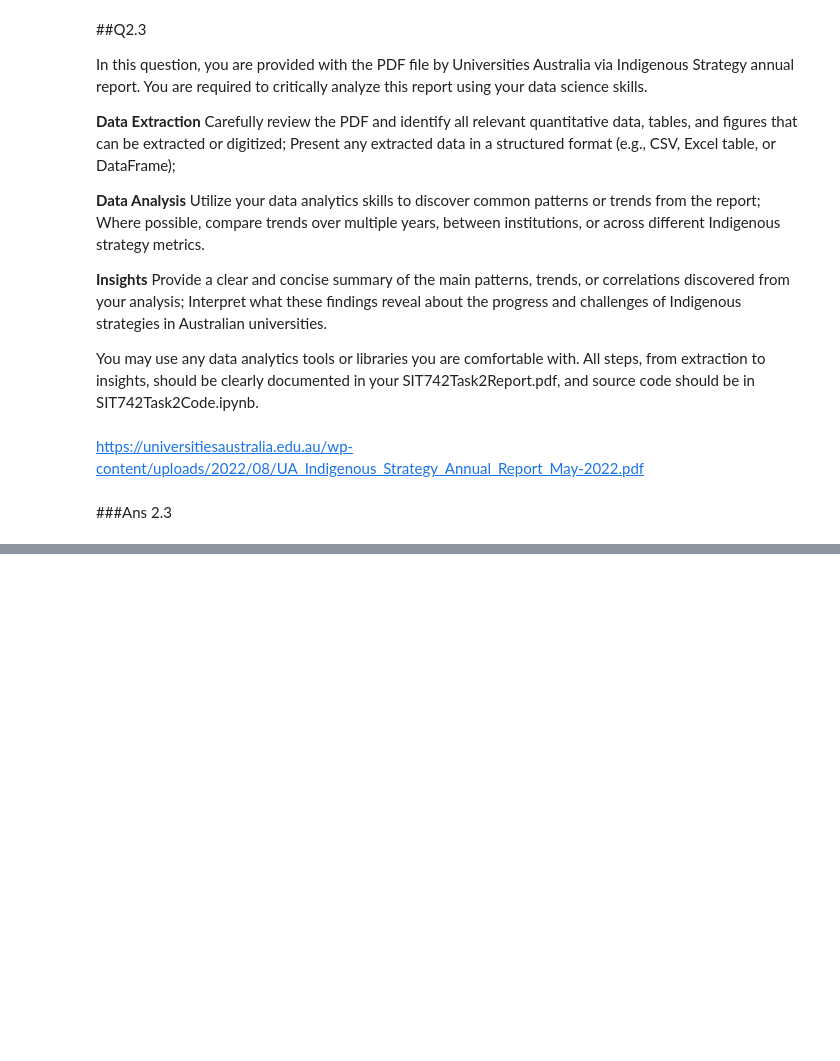
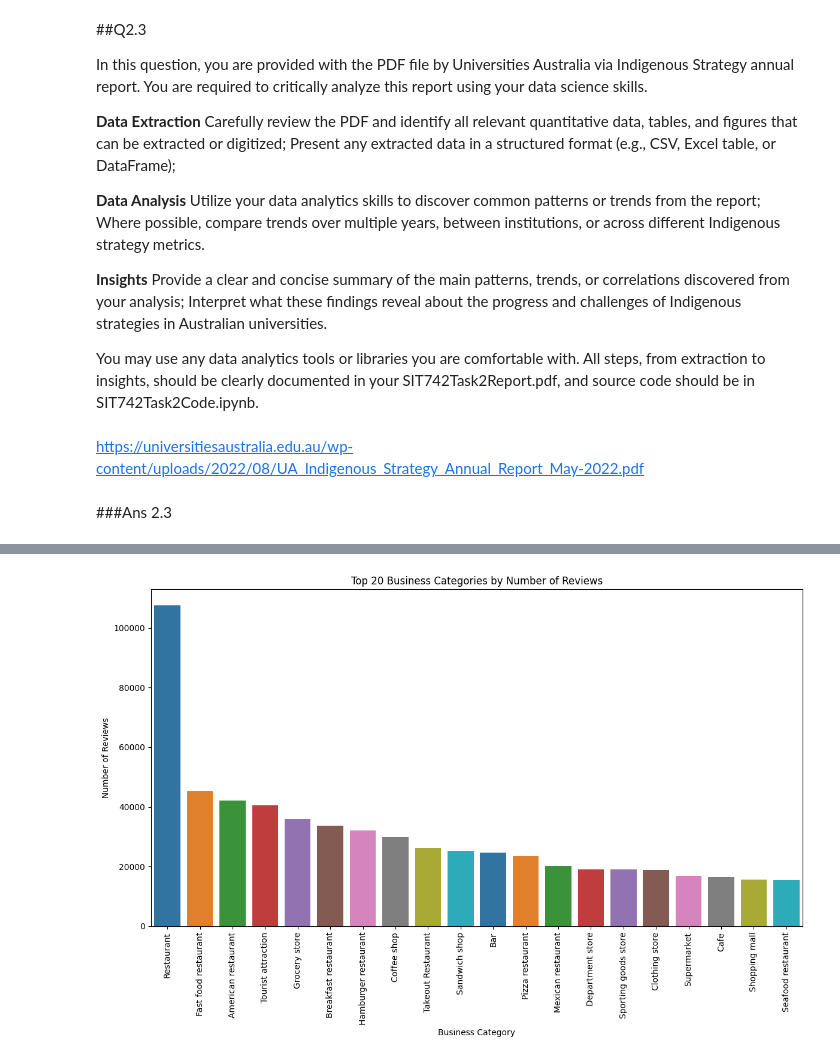
Before and after one commit to makhthum/MDS_Deakin_SIG742, a Jupyter notebook: sit742task2.ipynb, the cells around one changed output, grey strips where cells are left out. Saved outputs shown, nothing was run; the diff lists cells and outputs as text; code cells hidden in the pictures; blank space fills up the shorter version.

```diff
--- a/sit742task2.ipynb
+++ b/sit742task2.ipynb
@@ -359,0 +438,20 @@ https://universitiesaustralia.edu.au/wp-content/uploads/2022/08/UA_Indigenous_St
+# %%
+# Filter the merged DataFrame for the workday with the most reviews (Sunday, which is day 6)
+most_reviewed_day_df = merged_df[merged_df['day_of_week'] == 6]
+
+# Group by business name and calculate the average rating for that day
+avg_ratings_on_most_reviewed_day = most_reviewed_day_df.groupby('business_name')['rating'].mean().sort_values(ascending=False)
+
+# Find the business names with the highest average rating on that day
+# We can consider businesses with the maximum average rating on that specific day
+max_avg_rating_value = avg_ratings_on_most_reviewed_day.max()
+businesses_with_highest_avg_rating = avg_ratings_on_most_reviewed_day[avg_ratings_on_most_reviewed_day == max_avg_rating_value]
+
+# Determine the workday with the most reviews again to use in the print statement
+most_reviewed_day_index = reviews_per_day.idxmax()
+
+print(f"\nBusinesses with the highest average rating ({max_avg_rating_value:.2f}) on {most_reviewed_day_index}:")
+for business_name in businesses_with_highest_avg_rating.index:
+    # Find the category for each of these businesses from the original meta_business_df
+    category = meta_business_df[meta_business_df['name'] == business_name]['category'].iloc[0]
+    print(f"- Business Name: {business_name}, Category: {category}")
@@ -359,0 +479,64 @@ https://universitiesaustralia.edu.au/wp-content/uploads/2022/08/UA_Indigenous_St
+# %%
+# Explore the distribution of reviews across different business categories
+# Need to handle the string representation of lists in the 'category' column first
+# Safely evaluate the string representation of lists
+merged_df['category_list'] = merged_df['category'].apply(lambda x: eval(x) if isinstance(x, str) else [])
+
+# Explode the list of categories to have one category per row
+categories_exploded_df = merged_df.explode('category_list')
+
+# Count the number of reviews per category
+reviews_per_category = categories_exploded_df['category_list'].value_counts()
+
+# Display the top 20 categories by number of reviews
+print("\nTop 20 Business Categories by Number of Reviews:")
+display(reviews_per_category.head(20).to_frame(name='review_count'))
+
+# Plot the top 20 categories by number of reviews
+plt.figure(figsize=(12, 8))
+sns.barplot(x=reviews_per_category.head(20).index, y=reviews_per_category.head(20).values, palette='tab10', hue=reviews_per_category.head(20).index)
+plt.title('Top 20 Business Categories by Number of Reviews')
+plt.xlabel('Business Category')
+plt.ylabel('Number of Reviews')
+plt.xticks(rotation=90)
+plt.tight_layout()
+plt.show()
+
+# Calculate the average rating per category
+avg_rating_per_category = categories_exploded_df.groupby('category_list')['rating'].mean().sort_values(ascending=False)
+
+# Display the top 20 categories by average rating
+print("\nTop 20 Business Categories by Average Rating:")
+display(avg_rating_per_category.head(20).to_frame(name='average_rating'))
+
+# Plot the top 20 categories by average rating
+plt.figure(figsize=(12, 8))
+sns.barplot(x=avg_rating_per_category.head(20).index, y=avg_rating_per_category.head(20).values, palette='tab20', hue=avg_rating_per_category.head(20).index)
+plt.title('Top 20 Business Categories by Average Rating')
+plt.xlabel('Business Category')
+plt.ylabel('Average Rating')
+plt.xticks(rotation=90)
+plt.tight_layout()
+plt.ylim(0, 5) # Ratings are between 0 and 5
+plt.show()
+
+# Explore peak review hours for some of the most reviewed categories
+# Select a few top categories for this analysis
+top_categories_for_peak_hours = reviews_per_category.head(5).index.tolist()
+
+print(f"\nPeak Review Hours for Top Categories: {top_categories_for_peak_hours}")
+
+plt.figure(figsize=(15, 10))
+for i, category in enumerate(top_categories_for_peak_hours):
+    plt.subplot(len(top_categories_for_peak_hours), 1, i + 1)
+    category_df = categories_exploded_df[categories_exploded_df['category_list'] == category]
+    reviews_by_hour = category_df['review_time'].value_counts().sort_index()
+    sns.lineplot(x=reviews_by_hour.index, y=reviews_by_hour.values, marker='o')
+    plt.title(f'Review Volume by Hour for Category: {category}')
+    plt.xlabel('Hour of Day')
+    plt.ylabel('Number of Reviews')
+    plt.xticks(range(24))
+    plt.grid(axis='y', linestyle='--')
+plt.tight_layout()
+plt.show()
+# %% [output]
@@ -359,0 +562 @@ https://universitiesaustralia.edu.au/wp-content/uploads/2022/08/UA_Indigenous_St
+[figure, added]
```
Also changed, not shown: parts of 27 cells of this notebook.
